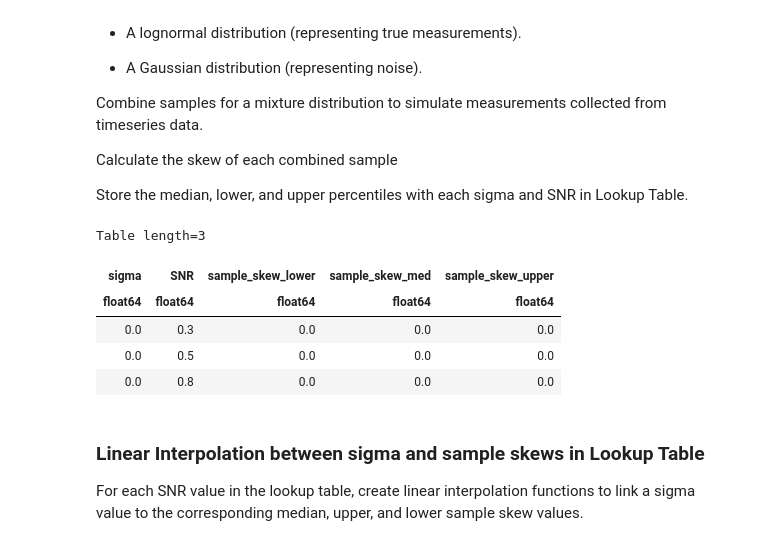
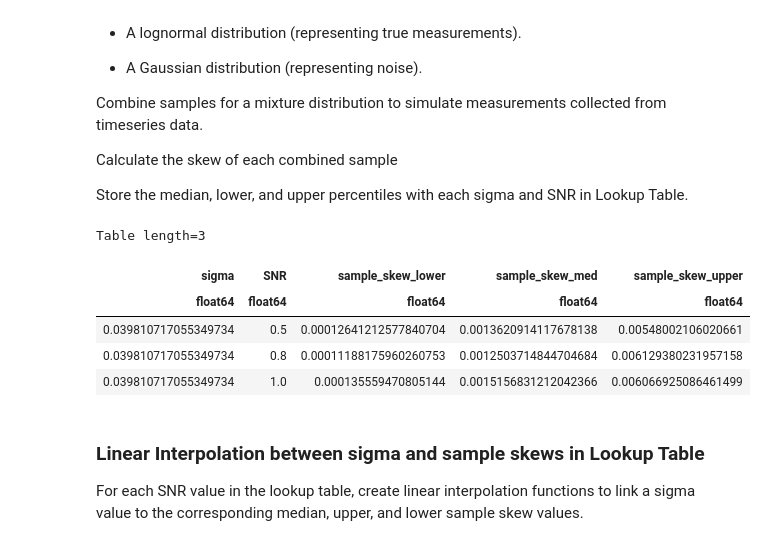
Before and after one commit to nohat-noplay/skewness_ips, a Jupyter notebook: GLEAM_Skewness.ipynb, the cells around one changed output. Cells and saved outputs as stored; diff of their text form; code cells hidden in the pictures.

```diff
--- a/GLEAM_Skewness.ipynb
+++ b/GLEAM_Skewness.ipynb
@@ -223,14 +225,14 @@ add_table_col(lognormal_lookup_Table, 'sample_skew_med', meas_skew_medp_col, 'lo
 add_table_col(lognormal_lookup_Table, 'sample_skew_upper', meas_skew_upperp_col, 'log+gauss skew 83.33 percentile')
 # %%
 # Lookup Table output
-lognormal_lookup_Table[:3]
+lognormal_lookup_Table[120:123]
 # %% [output]
 Table length=3
 | sigma | SNR | sample_skew_lower | sample_skew_med | sample_skew_upper |
 | float64 | float64 | float64 | float64 | float64 |
-| 0.0 | 0.3 | 0.0 | 0.0 | 0.0 |
-| 0.0 | 0.5 | 0.0 | 0.0 | 0.0 |
-| 0.0 | 0.8 | 0.0 | 0.0 | 0.0 |
+| 0.039810717055349734 | 0.5 | 0.00012641212577840704 | 0.0013620914117678138 | 0.00548002106020661 |
+| 0.039810717055349734 | 0.8 | 0.00011188175960260753 | 0.0012503714844704684 | 0.006129380231957158 |
+| 0.039810717055349734 | 1.0 | 0.000135559470805144 | 0.0015156831212042366 | 0.006066925086461499 |
 # %% [markdown]
 ### Linear Interpolation between sigma and sample skews in Lookup Table
 For each SNR value in the lookup table, create linear interpolation functions to link a sigma value to the corresponding median, upper, and lower sample skew values.
```
Also changed, not shown: parts of 27 cells of this notebook, 1 other file.
